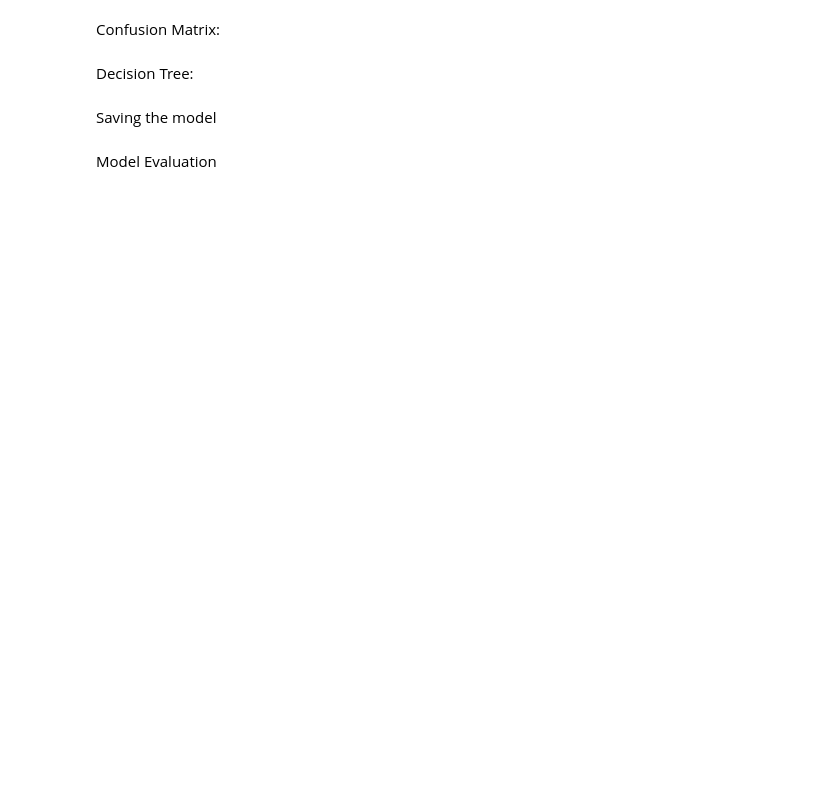
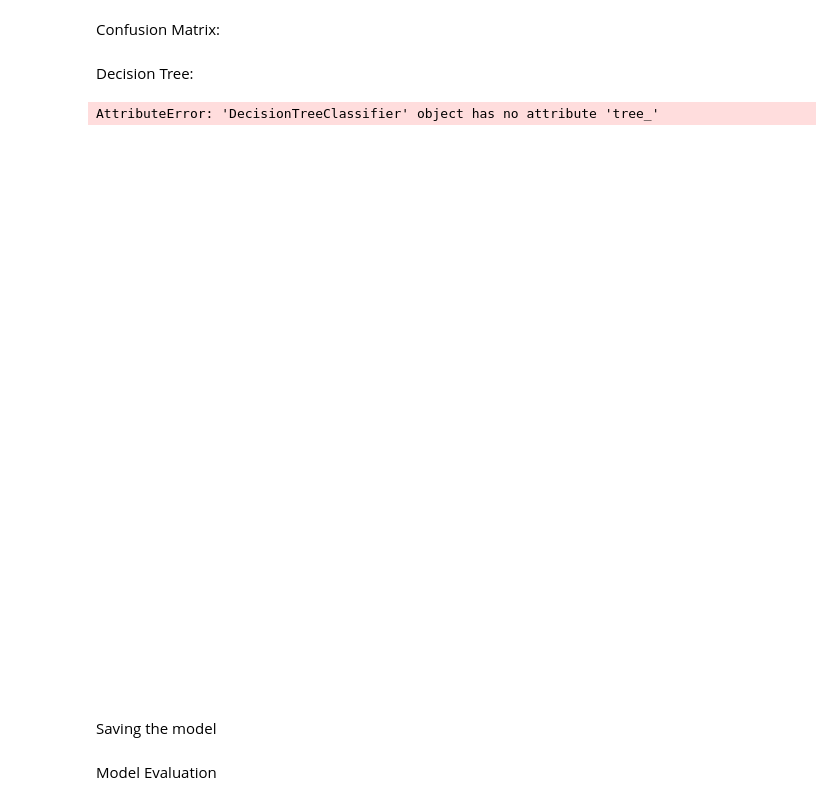
Before and after one commit to leen204/mining-project, a Jupyter notebook: Reports/Phase3.ipynb, the cells around one changed output. Cells and saved outputs as stored; diff of their text form; code cells hidden in the pictures; blank space fills up the shorter version.

```diff
--- a/Reports/Phase3.ipynb
+++ b/Reports/Phase3.ipynb
@@ -61,23 +57,15 @@ Handling Non-Numeric Values Before Classification
 # %%
 # Convert age ranges (e.g., '73-78') to their average
 def convert_range_to_avg(value):
-    if isinstance(value, str) and '-' in value:
-        try:
-            start, end = value.split('-')
-            return (int(start) + int(end)) / 2
-        except:
-            return None  # or np.nan
-    try:
-        return float(value)
-    except:
-        return None  # or np.nan
+    if '-' in value:
+        start, end = value.split('-')
+        return (int(start) + int(end)) / 2
+    return float(value)
 
 df['Age'] = df['Age'].apply(convert_range_to_avg)
 
 # Convert 'Smoking' column to numeric: Smoker = 1, Non-Smoker = 0
-if 'Smoking' in df.columns:
-    df['Smoking'] = df['Smoking'].map({'Non-Smoker': 0, 'Smoker': 1})
+df['Smoking'] = df['Smoking'].map({'Non-Smoker': 0, 'Smoker': 1})
 
 # Drop irrelevant/confidential column
-if 'DoctorInCharge' in df.columns:
-    df = df.drop(columns=['DoctorInCharge'])
+df = df.drop(columns=['DoctorInCharge'])
@@ -626,0 +609,12 @@ ValueError: could not convert string to float: 'XXXConfid'
+# %%
+# Split data into 70% training and 30% testing
+X_train_70_entropy, X_test_30_entropy, y_train_70_entropy, y_test_30_entropy = train_test_split(X, y, test_size=0.3, random_state=1)
+
+# Create Decision Tree Classifier using Entropy (Information Gain)
+clf_entropy_70 = DecisionTreeClassifier(criterion='entropy')
+
+# Train the classifier
+clf_entropy_70 = clf_entropy_70.fit(X_train_70_entropy, y_train_70_entropy)
+
+# Predict on the test data
+y_pred_entropy_70 = clf_entropy_70.predict(X_test_30_entropy)
@@ -639,17 +640,23 @@ plt.show()
 # %% [markdown]
 Decision Tree:
 # %%
+# Set up the figure for plotting the decision tree
 fig, axes = plt.subplots(nrows=1, ncols=1, figsize=(6, 6), dpi=200)
 
+# Define custom class labels
+class_labels = {1: '1(Risk attack)', 0: '0(No risk attack)'}
 
-class_labels = {1: '1(Risk attack)' , 0:'0(No risr attack)'}
-
-tree.plot_tree(clf_entropy,
+# Plot the decision tree using the 70/30 entropy-based classifier
+tree.plot_tree(clf_entropy_70,
                feature_names=fn,
                class_names=[class_labels[1], class_labels[0]],
                filled=True
                )
 
+# Display the plot
 plt.show()
+# %% [output]
+AttributeError: 'DecisionTreeClassifier' object has no attribute 'tree_'
+[figure, added]
 # %% [markdown]
 Saving the model
```
Also changed, not shown: parts of 17 cells of this notebook.
